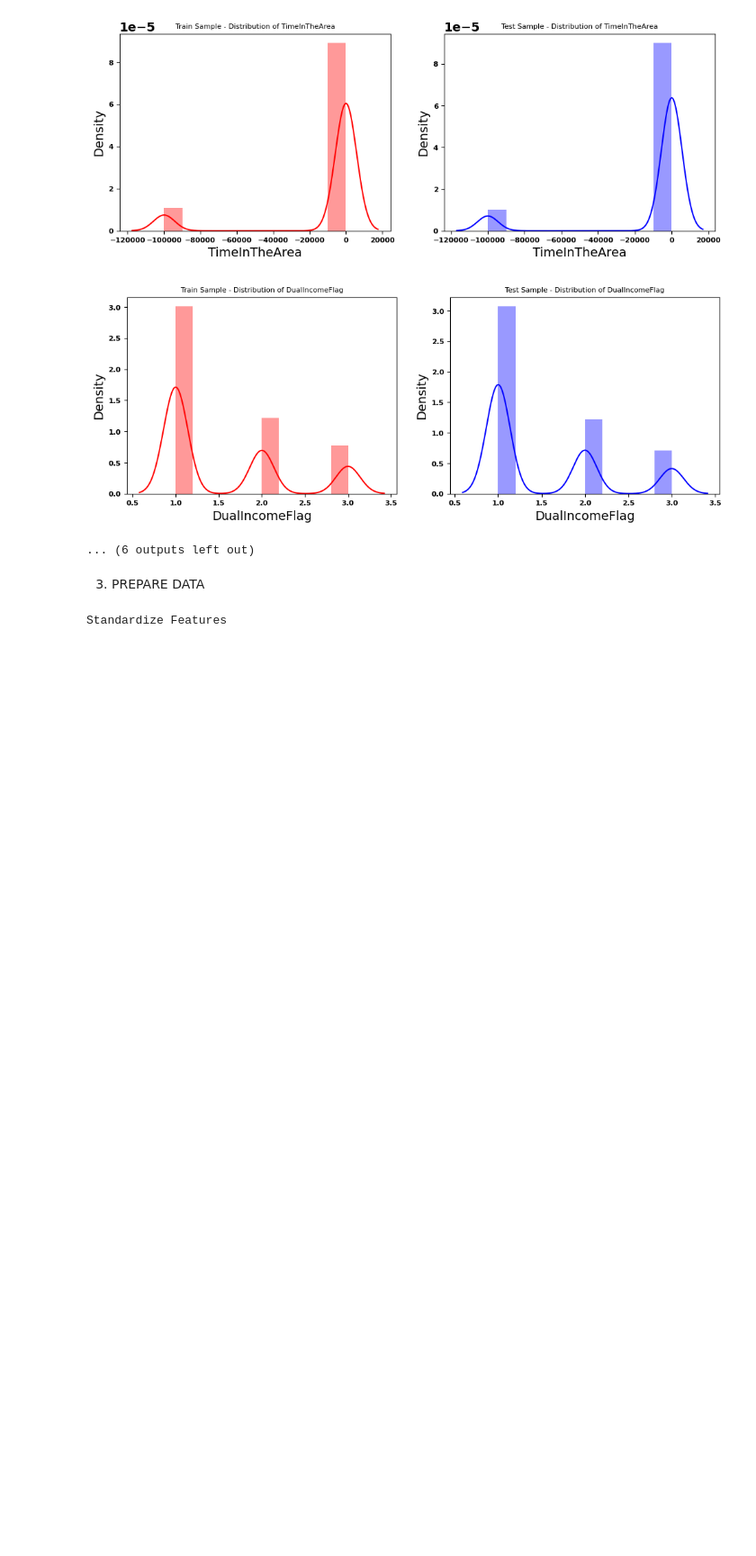
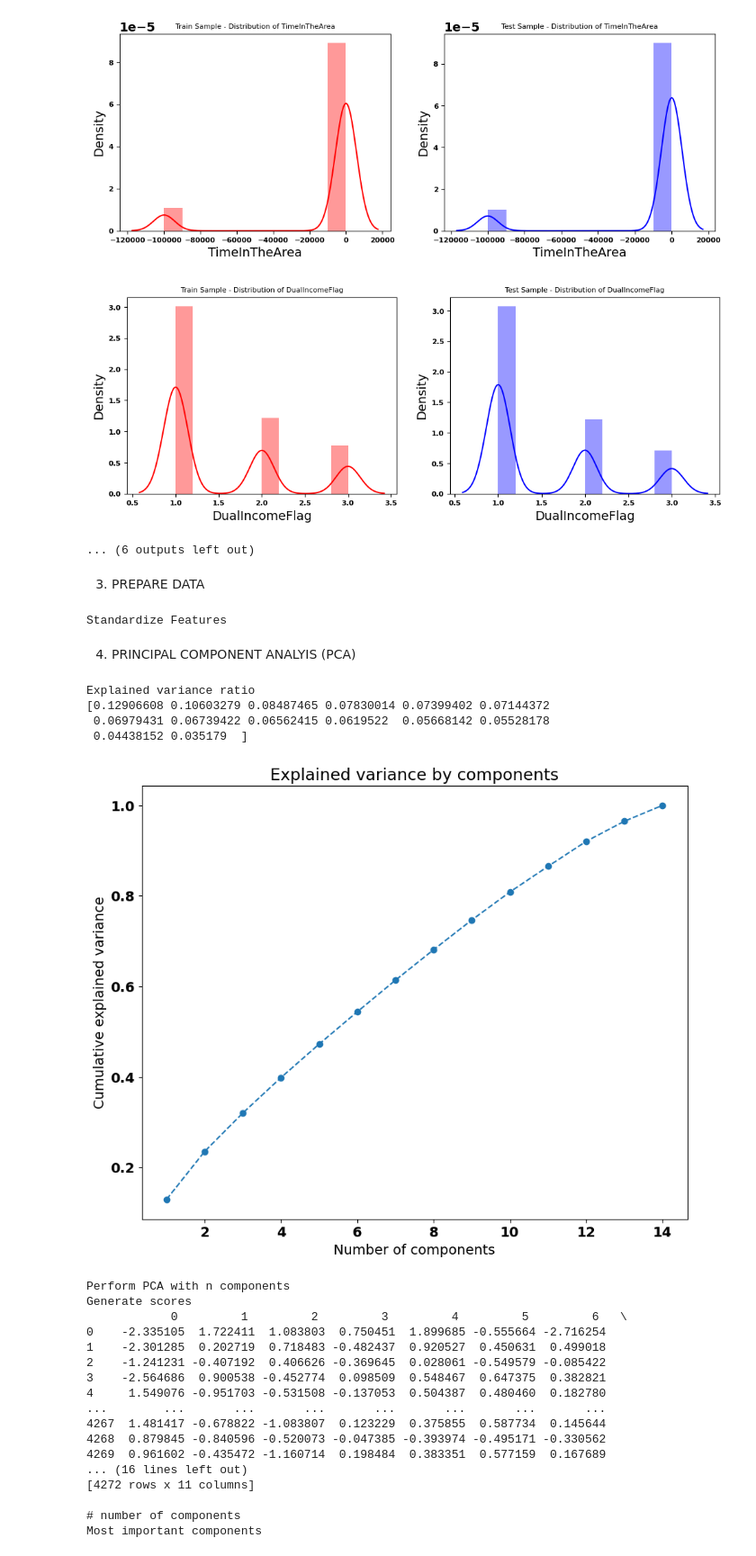
Before and after one commit to GPUK79/data-science-portfolio, a Jupyter notebook: o7_Unsupervised_PCA_DBScan.ipynb, the cells around one changed output. Shown at 90% size. Cells and saved outputs as stored; diff of their text form; code cells hidden in the pictures; blank space fills up the shorter version.

```diff
--- a/o7_Unsupervised_PCA_DBScan.ipynb
+++ b/o7_Unsupervised_PCA_DBScan.ipynb
@@ -372,3 +372,78 @@ test_transformed = sc.transform(test[chars])
 print("")
 # %% [output]
 Standardize Features
+# %% [markdown]
+4. PRINCIPAL COMPONENT ANALYIS (PCA)
+# %%
+print("Explained variance ratio")
+from sklearn.decomposition import PCA
+pca = PCA()
+pca.fit(train_transformed)
+
+print(pca.explained_variance_ratio_)
+
+plt.figure(figsize=(10,8))
+plt.plot(range(1,len(pca.explained_variance_ratio_)+1), pca.explained_variance_ratio_.cumsum(), marker = "o", linestyle = "--")
+plt.title("Explained variance by components")
+plt.xlabel("Number of components")
+plt.ylabel("Cumulative explained variance")
+plt.show()
+
+# =============================================================================
+# A rule of thumb is to preserve around 80 % of the variance.
+# =============================================================================
+
+pca = PCA(n_components=11)
+print("Perform PCA with n components")
+pca.fit(train_transformed)
+print("Generate scores")
+scores_pca = pca.transform(train_transformed)
+Scores = pd.DataFrame(scores_pca)
+print(Scores)
+
+
+print("")
+print("# number of components")
+n_pcs= pca.components_.shape[0]
+n_pcs
+
+# get the index of the most important feature on EACH component
+# LIST COMPREHENSION HERE
+most_important = [np.abs(pca.components_[i]).argmax() for i in range(n_pcs)]
+print("Most important components")
+most_important
+
+
+initial_feature_names = chars
+# get the names
+most_important_names = [initial_feature_names[most_important[i]] for i in range(n_pcs)]
+
+# LIST COMPREHENSION HERE AGAIN
+dic = {'PC{}'.format(i): most_important_names[i] for i in range(n_pcs)}
+
+# build the dataframe
+dff = pd.DataFrame(dic.items())
+dff
+# %% [output]
+Explained variance ratio
+[0.12906608 0.10603279 0.08487465 0.07830014 0.07399402 0.07144372
+ 0.06979431 0.06739422 0.06562415 0.0619522  0.05668142 0.05528178
+ 0.04438152 0.035179  ]
+[figure, added]
+Perform PCA with n components
+Generate scores
+            0         1         2         3         4         5         6   \
+0    -2.335105  1.722411  1.083803  0.750451  1.899685 -0.555664 -2.716254
+1    -2.301285  0.202719  0.718483 -0.482437  0.920527  0.450631  0.499018
+2    -1.241231 -0.407192  0.406626 -0.369645  0.028061 -0.549579 -0.085422
+3    -2.564686  0.900538 -0.452774  0.098509  0.548467  0.647375  0.382821
+4     1.549076 -0.951703 -0.531508 -0.137053  0.504387  0.480460  0.182780
+...        ...       ...       ...       ...       ...       ...       ...
+4267  1.481417 -0.678822 -1.083807  0.123229  0.375855  0.587734  0.145644
+4268  0.879845 -0.840596 -0.520073 -0.047385 -0.393974 -0.495171 -0.330562
+4269  0.961602 -0.435472 -1.160714  0.198484  0.383351  0.577159  0.167689
+... (16 lines left out)
+[4272 rows x 11 columns]
+
+# number of components
+Most important components
```
Also changed, not shown: parts of 7 cells of this notebook.
